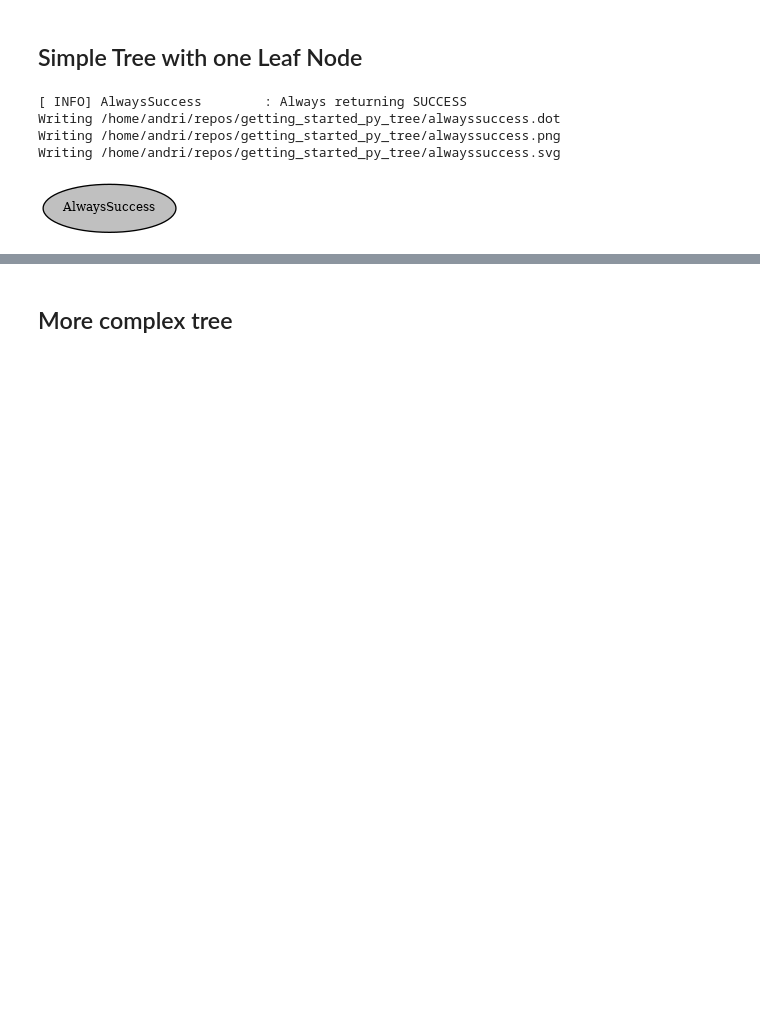
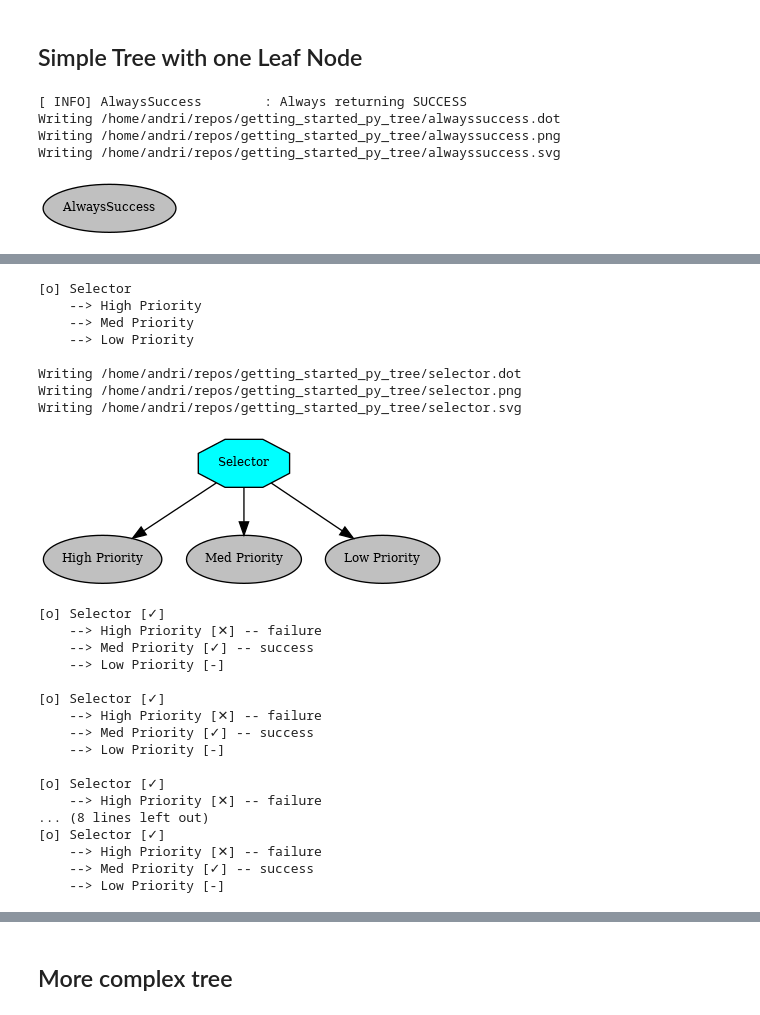
Before and after one commit to andriwild/getting_started_py_tree, a Jupyter notebook: py_trees.ipynb, the cells around one changed output, grey strips where cells are left out. Cells and saved outputs as stored; diff of their text form; code cells hidden in the pictures; blank space fills up the shorter version.

```diff
--- a/py_trees.ipynb
+++ b/py_trees.ipynb
@@ -71,6 +77,18 @@ import time
 
 # for visualization
 from IPython.display import Image, display
+# %%
+# Helper functions
+
+# to draw the behaviour tree
+def draw_tree(root: py_trees.trees.BehaviourTree):
+    img = py_trees.display.render_dot_tree(root)
+    display(Image(data=img["png"]))
+
+# print an asci tree
+def print_tree(tree: py_trees.trees.BehaviourTree) -> None:
+    """Print the behaviour tree and its current status."""
+    print(py_trees.display.unicode_tree(root=tree.root, show_status=True))
 # %% [markdown]
 ## Simple Tree with one Leaf Node
 # %%
@@ -168,0 +203,52 @@ Writing /home/andri/repos/getting_started_py_tree/root_selector.svg
+# %%
+root = py_trees.composites.Selector("Selector", memory=False)
+s1 = py_trees.behaviours.Failure(name="High Priority")
+s2 = py_trees.behaviours.Success(name="Med Priority")
+s3 = py_trees.behaviours.Success(name="Low Priority")
+
+root.add_children([s1, s2, s3])
+
+behaviour_tree = py_trees.trees.BehaviourTree(root=root)
+
+print(py_trees.display.unicode_tree(root=root))
+
+behaviour_tree.setup(timeout=15)
+draw_tree(root)
+
+try:
+    behaviour_tree.tick_tock(
+        period_ms=500,
+        number_of_iterations=5,
+        pre_tick_handler=None,
+        post_tick_handler=print_tree,
+    )
+
+except KeyboardInterrupt:
+    behaviour_tree.interrupt()
+# %% [output]
+[o] Selector
+    --> High Priority
+    --> Med Priority
+    --> Low Priority
+
+Writing /home/andri/repos/getting_started_py_tree/selector.dot
+Writing /home/andri/repos/getting_started_py_tree/selector.png
+Writing /home/andri/repos/getting_started_py_tree/selector.svg
+[figure, added]
+[o] Selector [✓]
+    --> High Priority [✕] -- failure
+    --> Med Priority [✓] -- success
+    --> Low Priority [-]
+
+[o] Selector [✓]
+    --> High Priority [✕] -- failure
+    --> Med Priority [✓] -- success
+    --> Low Priority [-]
+
+[o] Selector [✓]
+    --> High Priority [✕] -- failure
+... (8 lines left out)
+[o] Selector [✓]
+    --> High Priority [✕] -- failure
+    --> Med Priority [✓] -- success
+    --> Low Priority [-]
```
Also changed, not shown: parts of 14 cells of this notebook.
